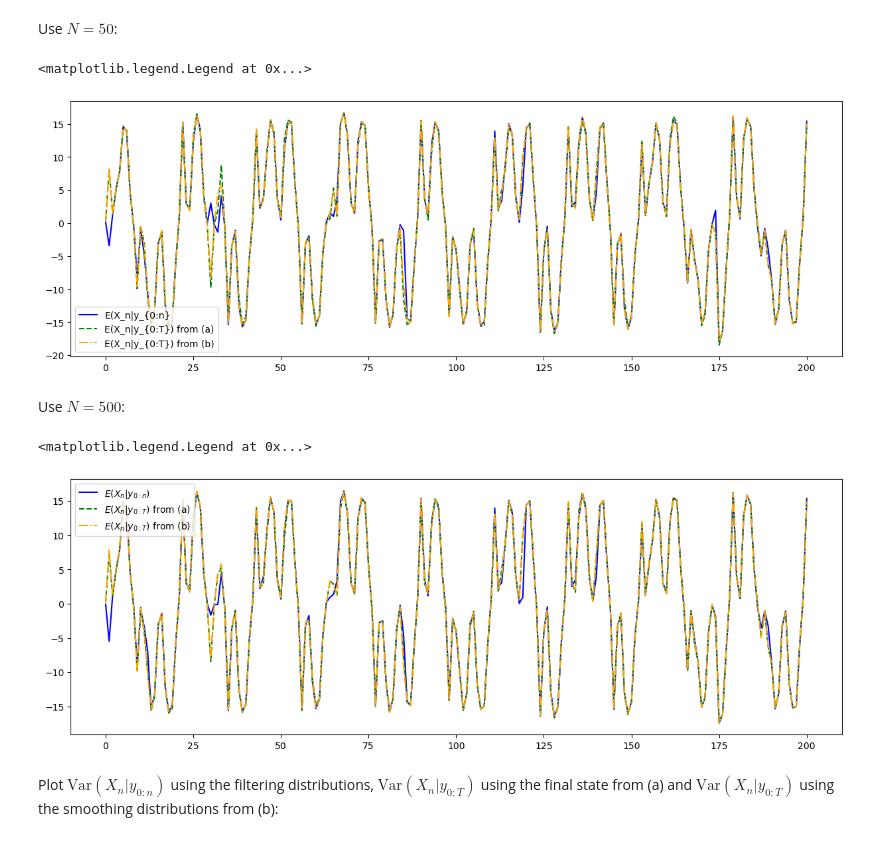
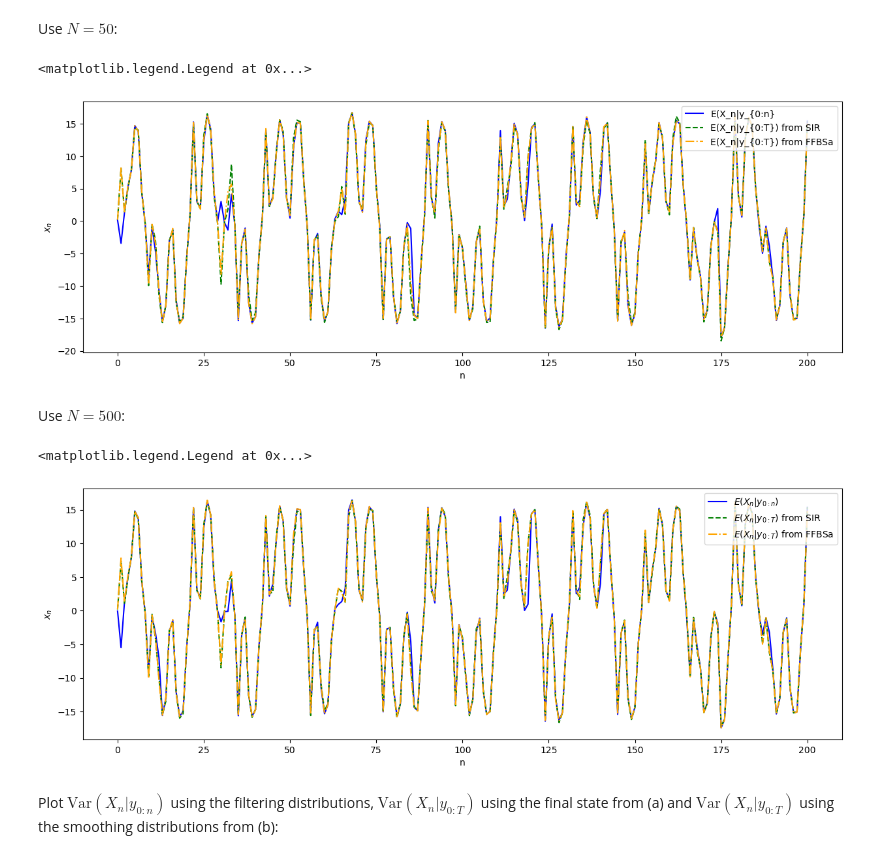
Before and after one commit to Gautam-Chauhan/Advanced-Simulation-Coursework, a Jupyter notebook: Q1.ipynb, the cells around one changed output. Cells and saved outputs as stored; diff of their text form; code cells hidden in the pictures.

Commit message:
Finished Q2 and changed some figures in Q1

```diff
--- a/Q1.ipynb
+++ b/Q1.ipynb
@@ -452,23 +452,27 @@ Use $N=50$:
 # %%
 plt.figure(figsize=(15,5))
 plt.plot(timesteps,np.sum(samples_SIR_50*weights_SIR_50,axis=0),color="blue",label=r"E(X_n|y_{0:n}")
-plt.plot(timesteps,np.mean(X_SIR_50,axis=0),label=r"E(X_n|y_{0:T}) from (a)",color="green",linestyle="--")
-plt.plot(timesteps,np.mean(samples_FFBS_50,axis=0),label=r"E(X_n|y_{0:T}) from (b)",color="orange",linestyle="-.")
+plt.plot(timesteps,np.mean(X_SIR_50,axis=0),label=r"E(X_n|y_{0:T}) from SIR",color="green",linestyle="--")
+plt.plot(timesteps,np.mean(samples_FFBS_50,axis=0),label=r"E(X_n|y_{0:T}) from FFBSa",color="orange",linestyle="-.")
+plt.xlabel("n")
+plt.ylabel("$x_n$")
 plt.legend()
 # %% [output]
 <matplotlib.legend.Legend at 0x...>
-[figure, old version]
+[figure, new version]
 # %% [markdown]
 Use $N=500$:
 # %%
 plt.figure(figsize=(15,5))
 plt.plot(timesteps,np.sum(samples_SIR_500*weights_SIR_500,axis=0),color="blue",label=r"$E(X_n|y_{0:n})$")
-plt.plot(timesteps,np.mean(X_SIR_500,axis=0),label=r"$E(X_n|y_{0:T})$ from (a)",color="green",linestyle="--")
-plt.plot(timesteps,np.mean(samples_FFBS_500,axis=0),label=r"$E(X_n|y_{0:T})$ from (b)",color="orange",linestyle="-.")
+plt.plot(timesteps,np.mean(X_SIR_500,axis=0),label=r"$E(X_n|y_{0:T})$ from SIR",color="green",linestyle="--")
+plt.plot(timesteps,np.mean(samples_FFBS_500,axis=0),label=r"$E(X_n|y_{0:T})$ from FFBSa",color="orange",linestyle="-.")
+plt.xlabel("n")
+plt.ylabel("$x_n$")
 plt.legend()
 # %% [output]
 <matplotlib.legend.Legend at 0x...>
-[figure, old version]
+[figure, new version]
 # %% [markdown]
 Plot $\text{Var}(X_n|y_{0:n})$ using the filtering distributions, $\text{Var}(X_n|y_{0:T})$ using the final state from (a) and $\text{Var}(X_n|y_{0:T})$ using the smoothing distributions from (b):
 # %% [markdown]
```
Also changed, not shown: parts of 8 cells of this notebook, 1 other file.
